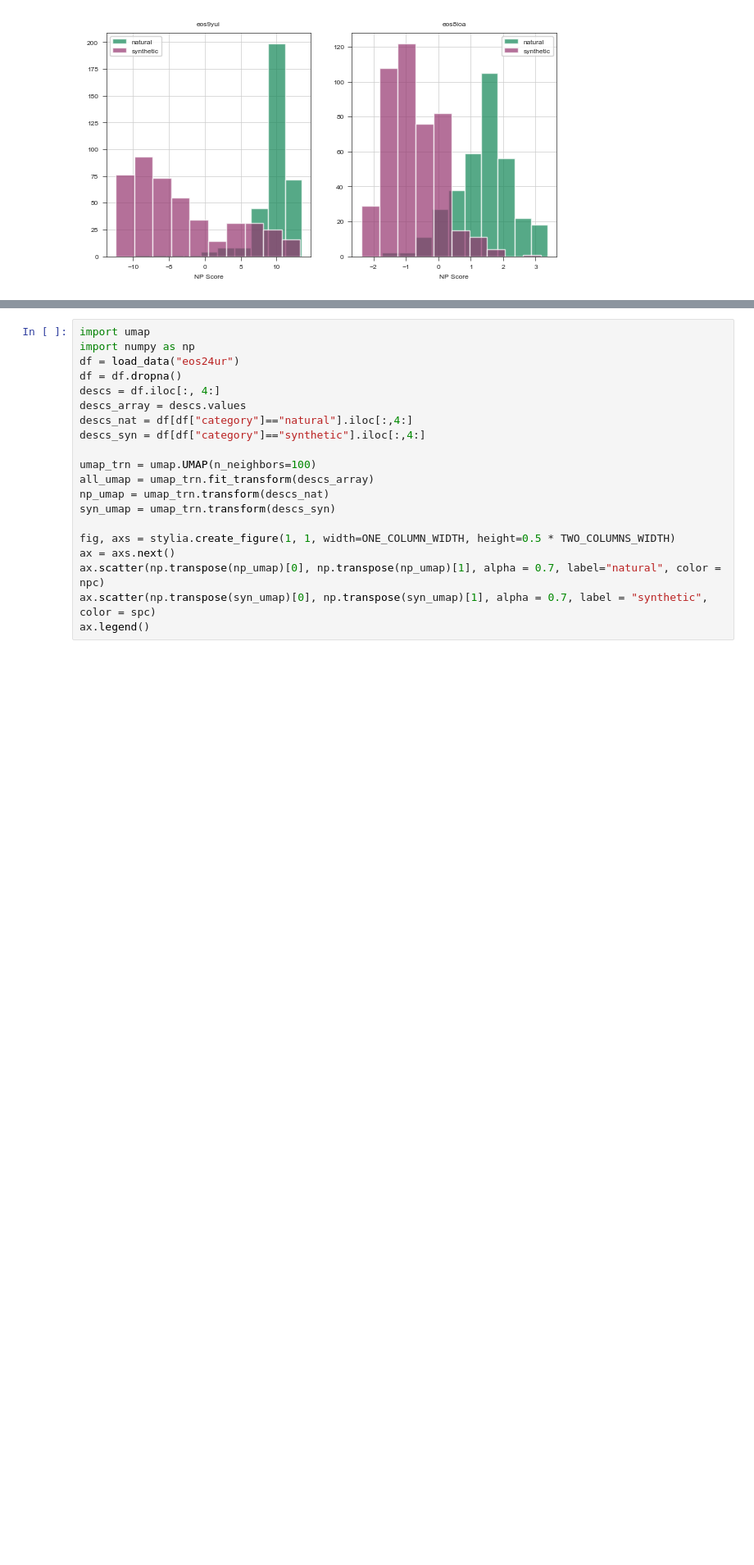
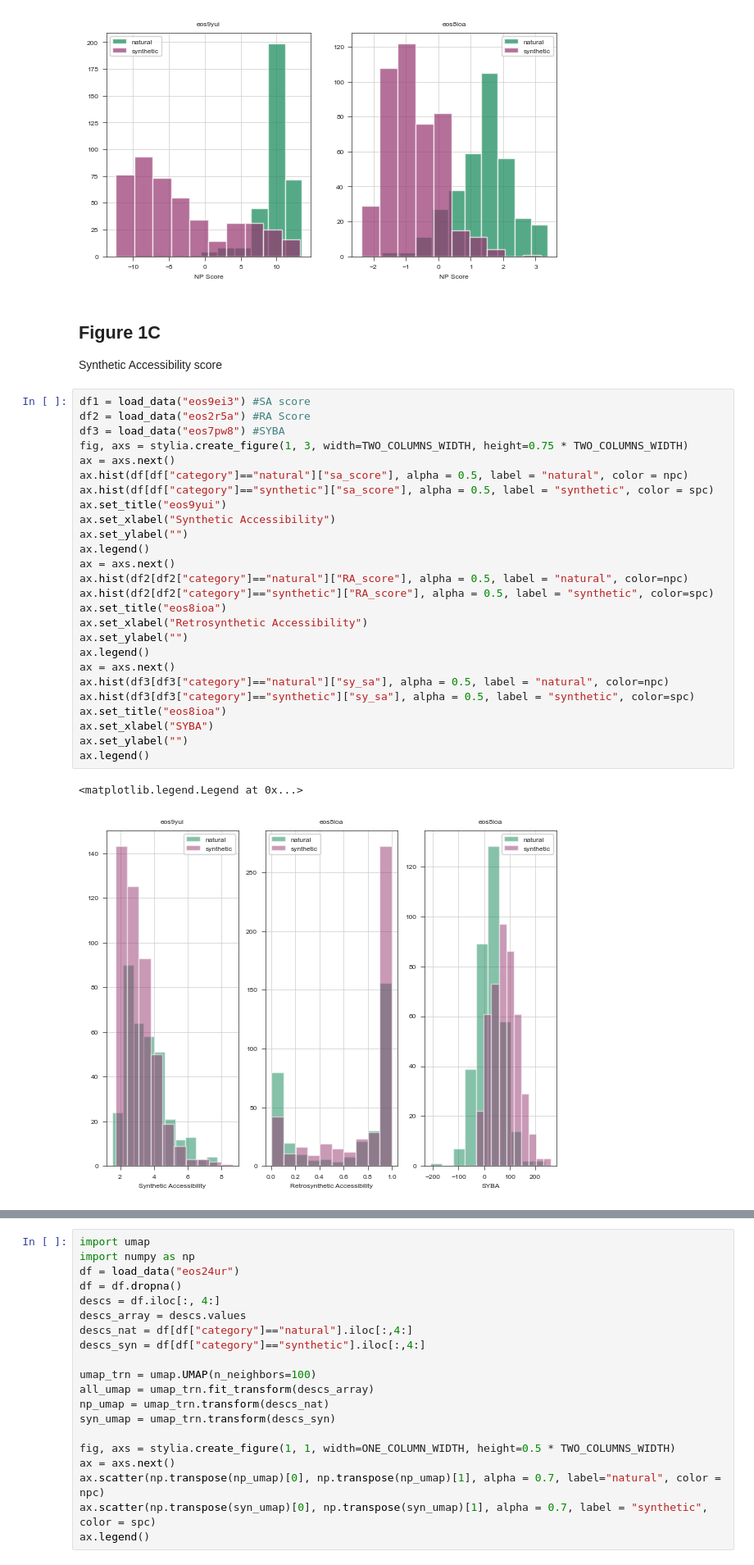
Before and after one commit to ersilia-os/sars-cov-2-chemspace, a Jupyter notebook: notebooks/02_ChemicalSpaceExploration.ipynb, the cells around one changed output, grey strips where cells are left out. Shown: that part at 82% size. Drawn from its saved outputs; the diff is of its cells as text; blank space fills up the shorter version.

```diff
--- a/notebooks/02_ChemicalSpaceExploration.ipynb
+++ b/notebooks/02_ChemicalSpaceExploration.ipynb
@@ -39,3 +59,36 @@ ax.legend()
 # %% [output]
 <matplotlib.legend.Legend at 0x...>
 [figure]
+# %% [markdown]
+## Figure 1C
+
+Synthetic Accessibility score
+# %%
+df1 = load_data("eos9ei3") #SA score
+df2 = load_data("eos2r5a") #RA Score
+df3 = load_data("eos7pw8") #SYBA
+fig, axs = stylia.create_figure(1, 3, width=TWO_COLUMNS_WIDTH, height=0.75 * TWO_COLUMNS_WIDTH)
+ax = axs.next()
+ax.hist(df[df["category"]=="natural"]["sa_score"], alpha = 0.5, label = "natural", color = npc)
+ax.hist(df[df["category"]=="synthetic"]["sa_score"], alpha = 0.5, label = "synthetic", color = spc)
+ax.set_title("eos9yui")
+ax.set_xlabel("Synthetic Accessibility")
+ax.set_ylabel("")
+ax.legend()
+ax = axs.next()
+ax.hist(df2[df2["category"]=="natural"]["RA_score"], alpha = 0.5, label = "natural", color=npc)
+ax.hist(df2[df2["category"]=="synthetic"]["RA_score"], alpha = 0.5, label = "synthetic", color=spc)
+ax.set_title("eos8ioa")
+ax.set_xlabel("Retrosynthetic Accessibility")
+ax.set_ylabel("")
+ax.legend()
+ax = axs.next()
+ax.hist(df3[df3["category"]=="natural"]["sy_sa"], alpha = 0.5, label = "natural", color=npc)
+ax.hist(df3[df3["category"]=="synthetic"]["sy_sa"], alpha = 0.5, label = "synthetic", color=spc)
+ax.set_title("eos8ioa")
+ax.set_xlabel("SYBA")
+ax.set_ylabel("")
+ax.legend()
+# %% [output]
+<matplotlib.legend.Legend at 0x...>
+[figure, added]
```
Also changed, not shown: parts of 7 cells of this notebook.
